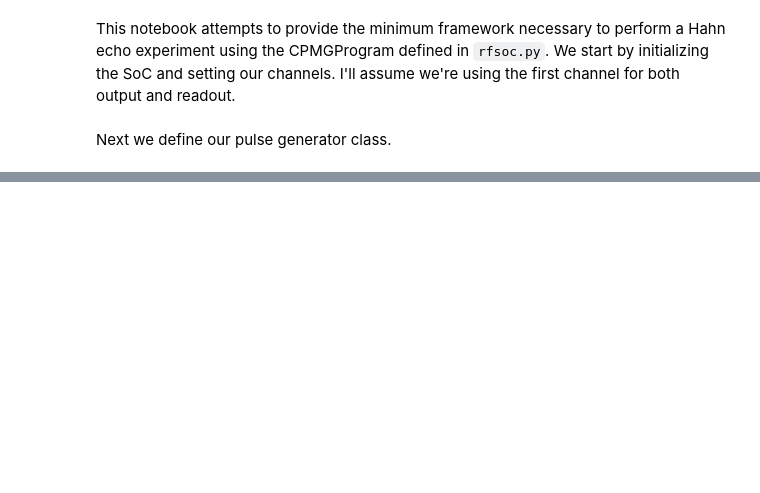
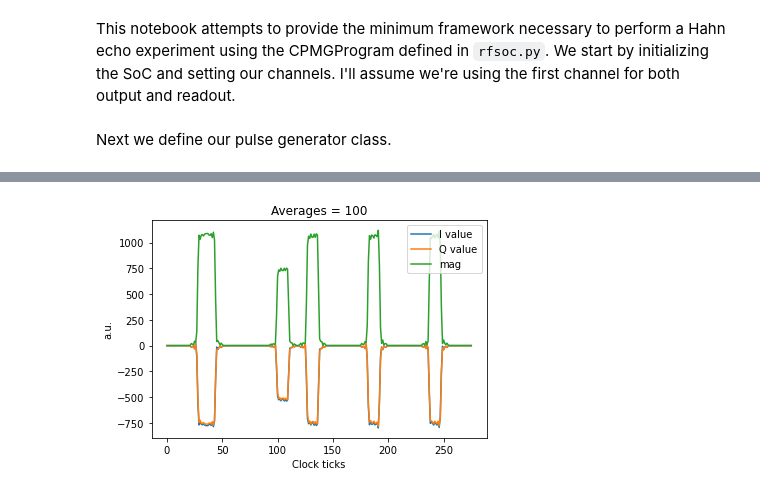
Before and after one commit to chiralhat/pyscan-esr, a Jupyter notebook: esr_notebooks/RFSoC ESR Demo.ipynb, the cells around one changed output, grey strips where cells are left out. Drawn from its saved outputs; the diff is of its cells as text; code cells hidden in the pictures; blank space fills up the shorter version.

```diff
--- a/esr_notebooks/RFSoC ESR Demo.ipynb
+++ b/esr_notebooks/RFSoC ESR Demo.ipynb
@@ -190,0 +191,19 @@ plt.legend();
+# %%
+parameters['nutation_length'] = 30
+parameters['pulses'] = 3
+parameters['loopback'] = True
+# %%
+prog = CPMGProgram(soc, parameters)
+iq_list = prog.acquire_decimated(soc, progress=True)
+# Plot results.
+plt.figure(1)
+for ii, iq in enumerate(iq_list):
+    plt.plot(iq[0], label="I value")
+    plt.plot(iq[1], label="Q value")
+    plt.plot(np.abs(iq[0]+1j*iq[1]), label="mag")
+plt.ylabel("a.u.")
+plt.xlabel("Clock ticks")
+plt.title("Averages = " + str(parameters["soft_avgs"]))
+plt.legend();
+# %% [output]
+[figure, added]
```
Also changed, not shown: parts of 4 cells of this notebook.
